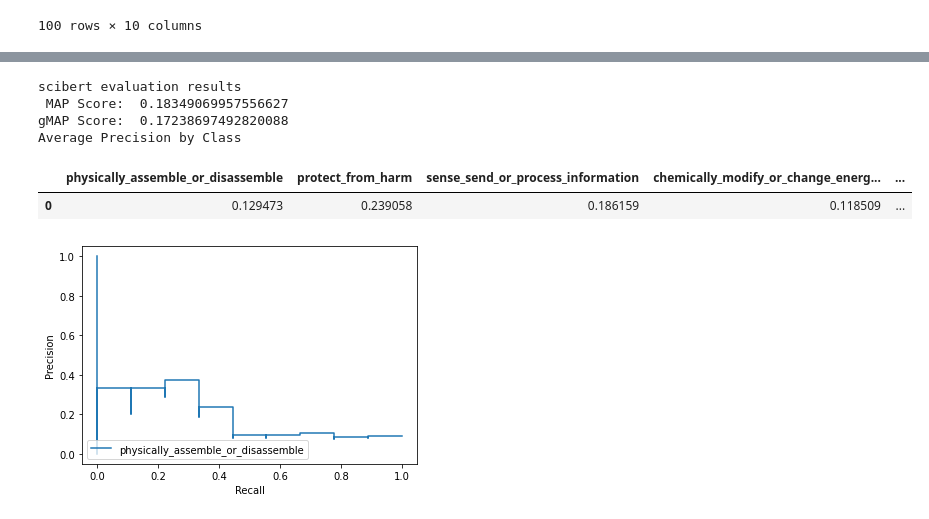
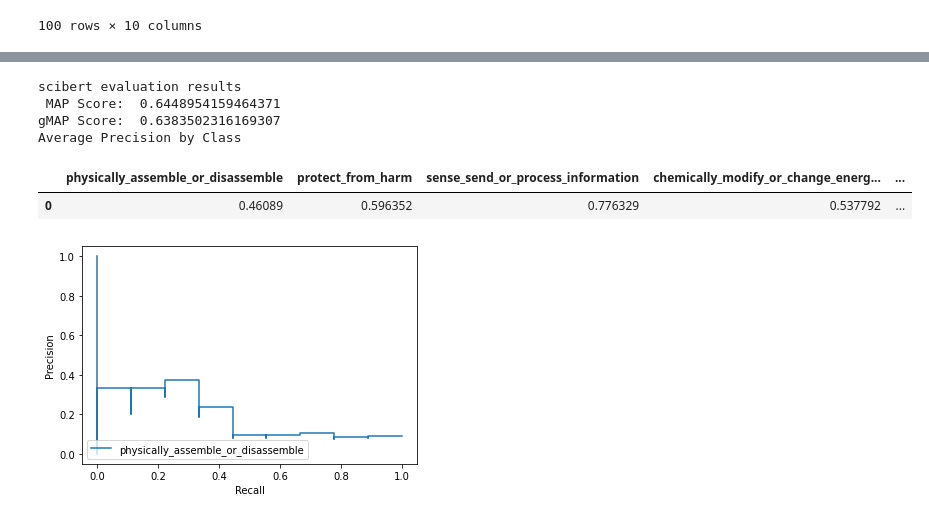
Before and after one commit to nasa-petal/search-engine, a Jupyter notebook: transformers-zs-nli.ipynb, the cells around one changed output, grey strips where cells are left out. Cells and saved outputs as stored; diff of their text form; code cells hidden in the pictures.

```diff
--- a/transformers-zs-nli.ipynb
+++ b/transformers-zs-nli.ipynb
@@ -572,44 +569,46 @@ print('gMAP Score: ', gmap)
 print('Average Precision by Class')
 df_ap_by_topic
 # %%
+y_true_sb = np.array(val_targets)
+y_true_sb_t = y_true_sb.transpose()
 y_scores_scibert = np.array(val_outputs)
 y_scores_scibert_t = y_scores_scibert.transpose()
 ap_sb_by_topic = []
 pr_sb_by_topic = []
 
-for idx, topic in enumerate(y_true_t):
+for idx, topic in enumerate(y_true_sb_t):
    ap_scibert = average_precision_score(topic, y_scores_scibert_t[idx])
    precision_sb, recall_sb, _ = precision_recall_curve(topic, y_scores_scibert_t[idx])
    ap_sb_by_topic.append(ap_scibert)
    pr_sb_by_topic.append([precision_sb, recall_sb])
 
 tmp2 = [ap_sb_by_topic]
 df_ap_sb_by_topic = pd.DataFrame(tmp2, columns = candidate_labels_lvl1c)
 
 # Generate MAP and gMAP scores
 map_sb = sum(ap_sb_by_topic) / len(ap_sb_by_topic)
 
 multiply = 1
 values = ap_sb_by_topic
 n = len(values)
 
 for i in values:
     multiply = (multiply)*(i)
 
 gmap_sb = (multiply)**(1/n)
 
 print('scibert evaluation results')
 print(' MAP Score: ', map_sb)
 print('gMAP Score: ', gmap_sb)
 print('Average Precision by Class')
 df_ap_sb_by_topic
 # %% [output]
 scibert evaluation results
- MAP Score:  0.18349069957556627
-gMAP Score:  0.17238697492820088
+ MAP Score:  0.6448954159464371
+gMAP Score:  0.6383502316169307
 Average Precision by Class
 |  | physically_assemble_or_disassemble | protect_from_harm | sense_send_or_process_information | chemically_modify_or_change_energ... | ... |
-| 0 | 0.129473 | 0.239058 | 0.186159 | 0.118509 | ... |
+| 0 | 0.46089 | 0.596352 | 0.776329 | 0.537792 | ... |
 # %%
 # PR curves for each topic - bart-large-mnli
 
```
Also changed, not shown: parts of 13 cells of this notebook.
